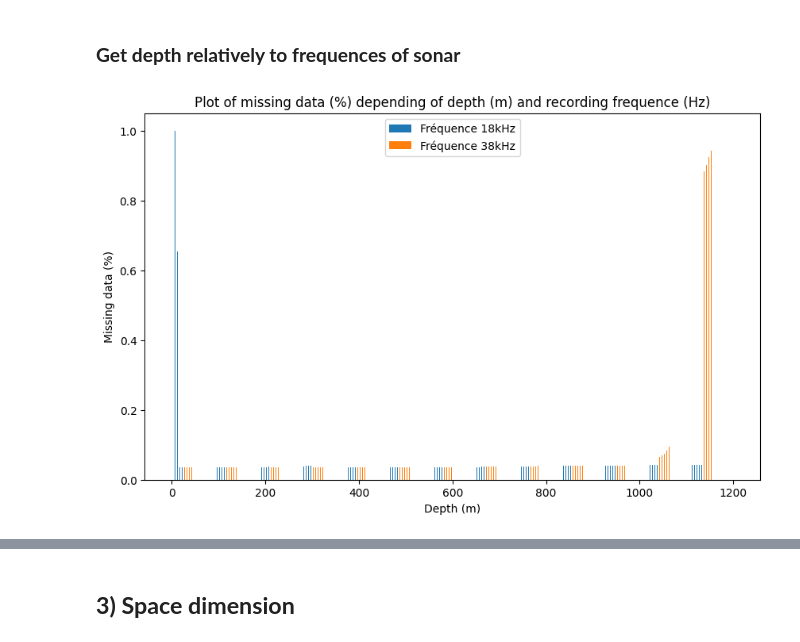
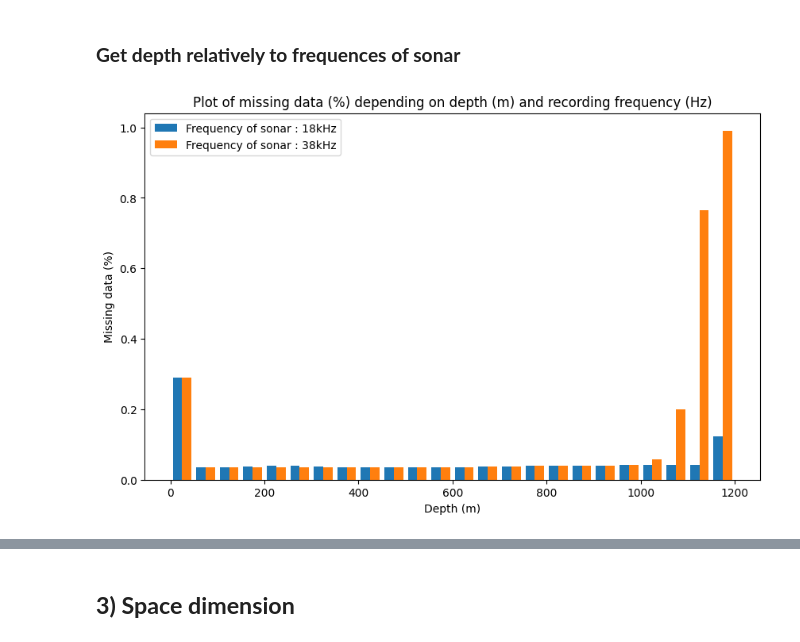
Before and after one commit to EliiseNicolas/Active-acoustic-datasets-analysis, a Jupyter notebook: src/open_netCDF.ipynb, the cells around one changed output, grey strips where cells are left out. Drawn from its saved outputs; the diff is of its cells as text; code cells hidden in the pictures.

```diff
--- a/src/open_netCDF.ipynb
+++ b/src/open_netCDF.ipynb
@@ -192,10 +106,19 @@ def get_depth_depending_on_freq_sonar(dataset:nc.Dataset, freqs:List[str])->np.n
 # %%
 # test get_depth_depending_on_freq_sonar()
-list_cdf_files=script_func.get_list_files()    # Get all netcdf files path of folder chosen
-ds = script_func.open_dataset(3, list_cdf_files)    # Open netCDF into nc.Dataset
-# print(get_depth_depending_on_freq_sonar(ds, ['38kHz']))
-freqs = get_depth_depending_on_freq_sonar(ds, ['18kHz', '38kHz'])
+list_cdf_files=get_list_files()    # Get all netcdf files path of folder chosen
+ds = open_dataset(3, list_cdf_files)    # Open netCDF into nc.Dataset
+
+# Get parameters
+depths = ds['DEPTH'][:]
+channels_dict={0 : '18kHz', 1:'38kHz'}
+
+# Count missing datas
+missing_datas = count_missing_data(ds, ['18kHz', '38kHz'])
+
+# Plot missing datas
+plot_missing_data(missing_datas, depths, 10, channels_dict, title=f"file 3", save=True)
+
+# Close dataset
+close_dataset(ds)     # Close dataset
+# %% [output]
+[figure, added]
-# %%
-plot_missing_depths(ds,['18kHz', '38kHz'], freqs)
-# %% [output]
-[figure, removed]
```
Also changed, not shown: parts of 19 cells of this notebook, 5 other files.
